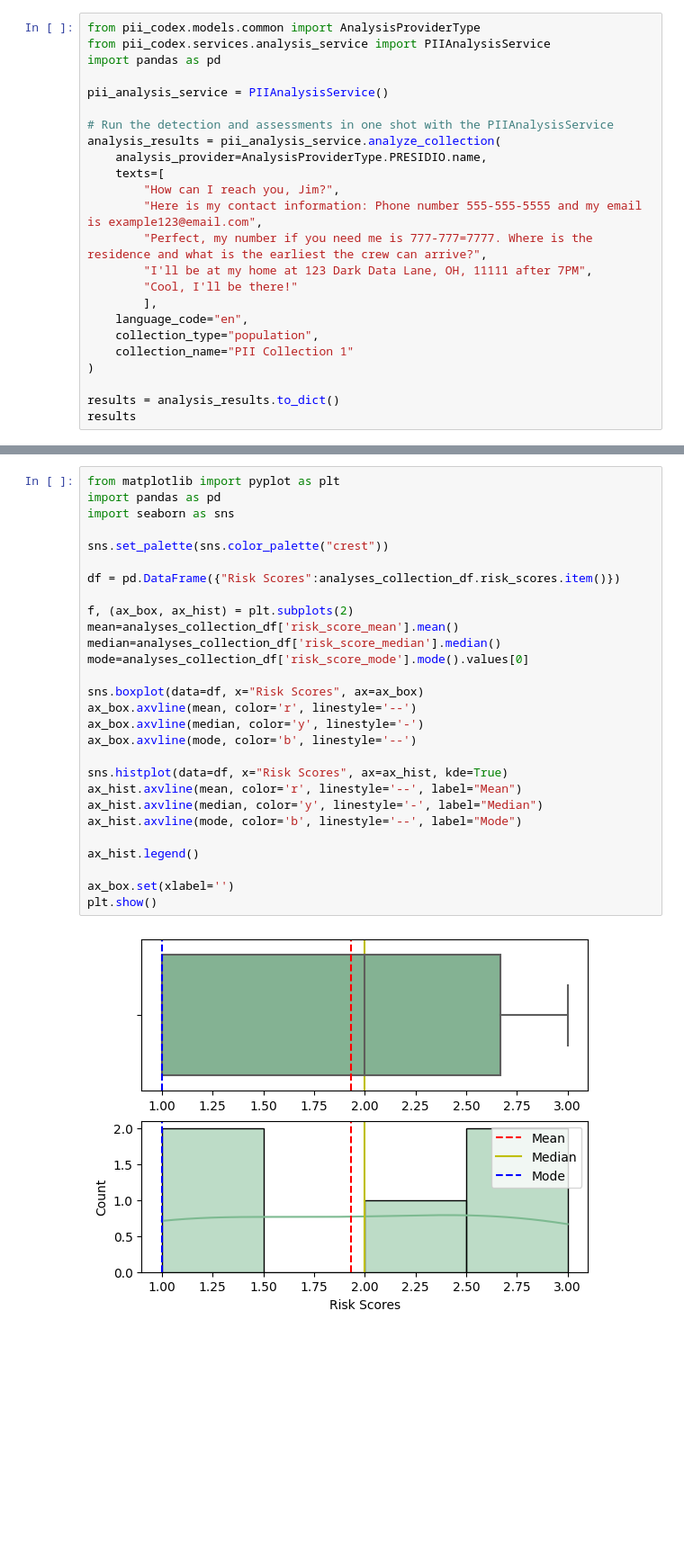
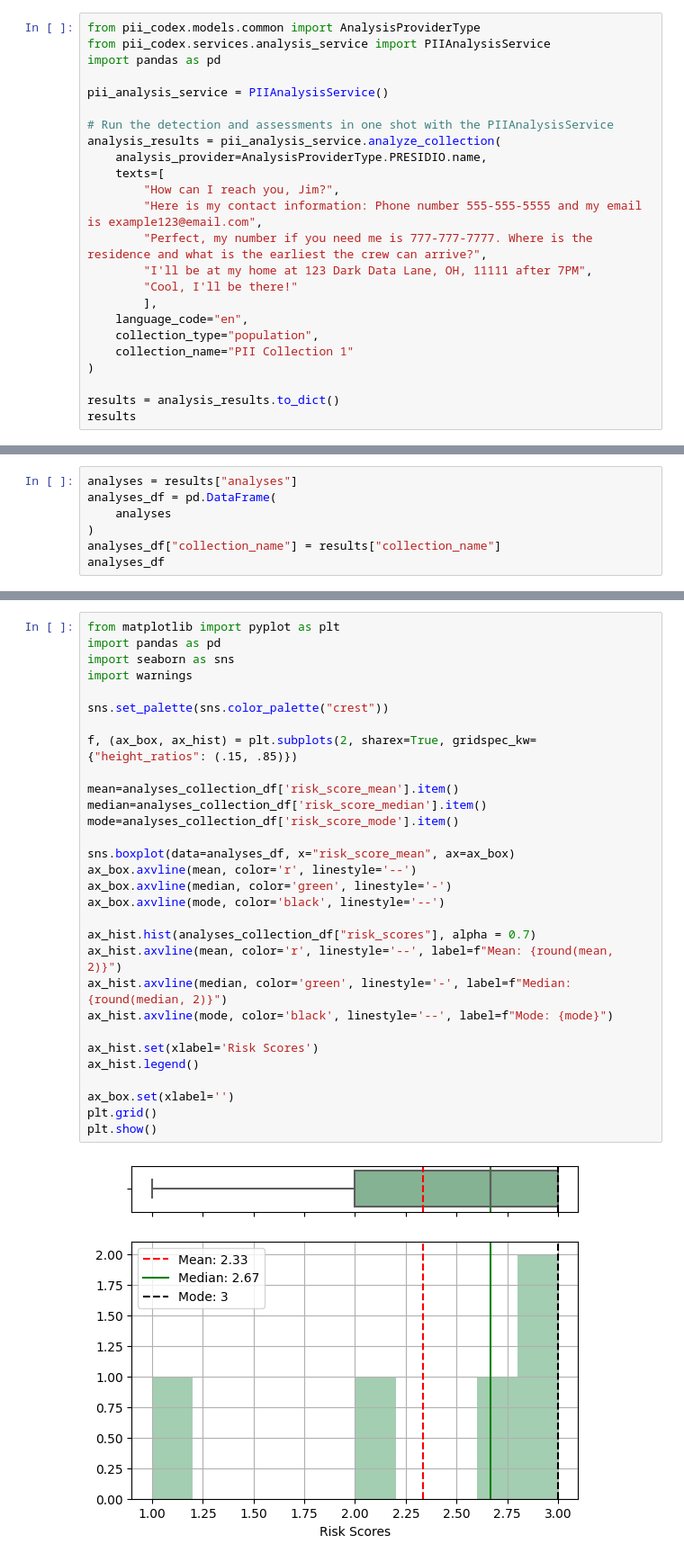
Before and after one commit to EdyVision/pii-codex, a Jupyter notebook: notebooks/pii-analysis-ms-presidio.ipynb, the cells around one changed output, grey strips where cells are left out. Shown at 90% size. Drawn from its saved outputs; the diff is of its cells as text; blank space fills up the shorter version.

Commit message:
Analysis Updates (#14)
* Updated charts

* Updated logo to display as png

* Updated notebook

```diff
--- a/notebooks/pii-analysis-ms-presidio.ipynb
+++ b/notebooks/pii-analysis-ms-presidio.ipynb
@@ -16,7 +16,7 @@ analysis_results = pii_analysis_service.analyze_collection(
     texts=[
         "How can I reach you, Jim?",
         "Here is my contact information: Phone number 555-555-5555 and my email is example123@email.com",
-        "Perfect, my number if you need me is 777-777=7777. Where is the residence and what is the earliest the crew can arrive?",
+        "Perfect, my number if you need me is 777-777-7777. Where is the residence and what is the earliest the crew can arrive?",
         "I'll be at my home at 123 Dark Data Lane, OH, 11111 after 7PM",
         "Cool, I'll be there!"
         ],
@@ -84,0 +71,7 @@ analyses_collection_df.T
+# %%
+analyses = results["analyses"]
+analyses_df = pd.DataFrame(
+    analyses
+)
+analyses_df["collection_name"] = results["collection_name"]
+analyses_df
@@ -85,30 +85,32 @@ analyses_collection_df.T
 # %%
 from matplotlib import pyplot as plt
 import pandas as pd
 import seaborn as sns
+import warnings
 
 sns.set_palette(sns.color_palette("crest"))
 
-df = pd.DataFrame({"Risk Scores":analyses_collection_df.risk_scores.item()})
+f, (ax_box, ax_hist) = plt.subplots(2, sharex=True, gridspec_kw={"height_ratios": (.15, .85)})
 
-f, (ax_box, ax_hist) = plt.subplots(2)
-mean=analyses_collection_df['risk_score_mean'].mean()
-median=analyses_collection_df['risk_score_median'].median()
-mode=analyses_collection_df['risk_score_mode'].mode().values[0]
+mean=analyses_collection_df['risk_score_mean'].item()
+median=analyses_collection_df['risk_score_median'].item()
+mode=analyses_collection_df['risk_score_mode'].item()
 
-sns.boxplot(data=df, x="Risk Scores", ax=ax_box)
+sns.boxplot(data=analyses_df, x="risk_score_mean", ax=ax_box)
 ax_box.axvline(mean, color='r', linestyle='--')
-ax_box.axvline(median, color='y', linestyle='-')
-ax_box.axvline(mode, color='b', linestyle='--')
+ax_box.axvline(median, color='green', linestyle='-')
+ax_box.axvline(mode, color='black', linestyle='--')
 
-sns.histplot(data=df, x="Risk Scores", ax=ax_hist, kde=True)
-ax_hist.axvline(mean, color='r', linestyle='--', label="Mean")
-ax_hist.axvline(median, color='y', linestyle='-', label="Median")
-ax_hist.axvline(mode, color='b', linestyle='--', label="Mode")
+ax_hist.hist(analyses_collection_df["risk_scores"], alpha = 0.7)
+ax_hist.axvline(mean, color='r', linestyle='--', label=f"Mean: {round(mean, 2)}")
+ax_hist.axvline(median, color='green', linestyle='-', label=f"Median: {round(median, 2)}")
+ax_hist.axvline(mode, color='black', linestyle='--', label=f"Mode: {mode}")
 
+ax_hist.set(xlabel='Risk Scores')
 ax_hist.legend()
 
 ax_box.set(xlabel='')
+plt.grid()
 plt.show()
 # %% [output]
-[figure, old version]
+[figure, new version]
```
Also changed, not shown: parts of 7 cells of this notebook, 4 other files.
